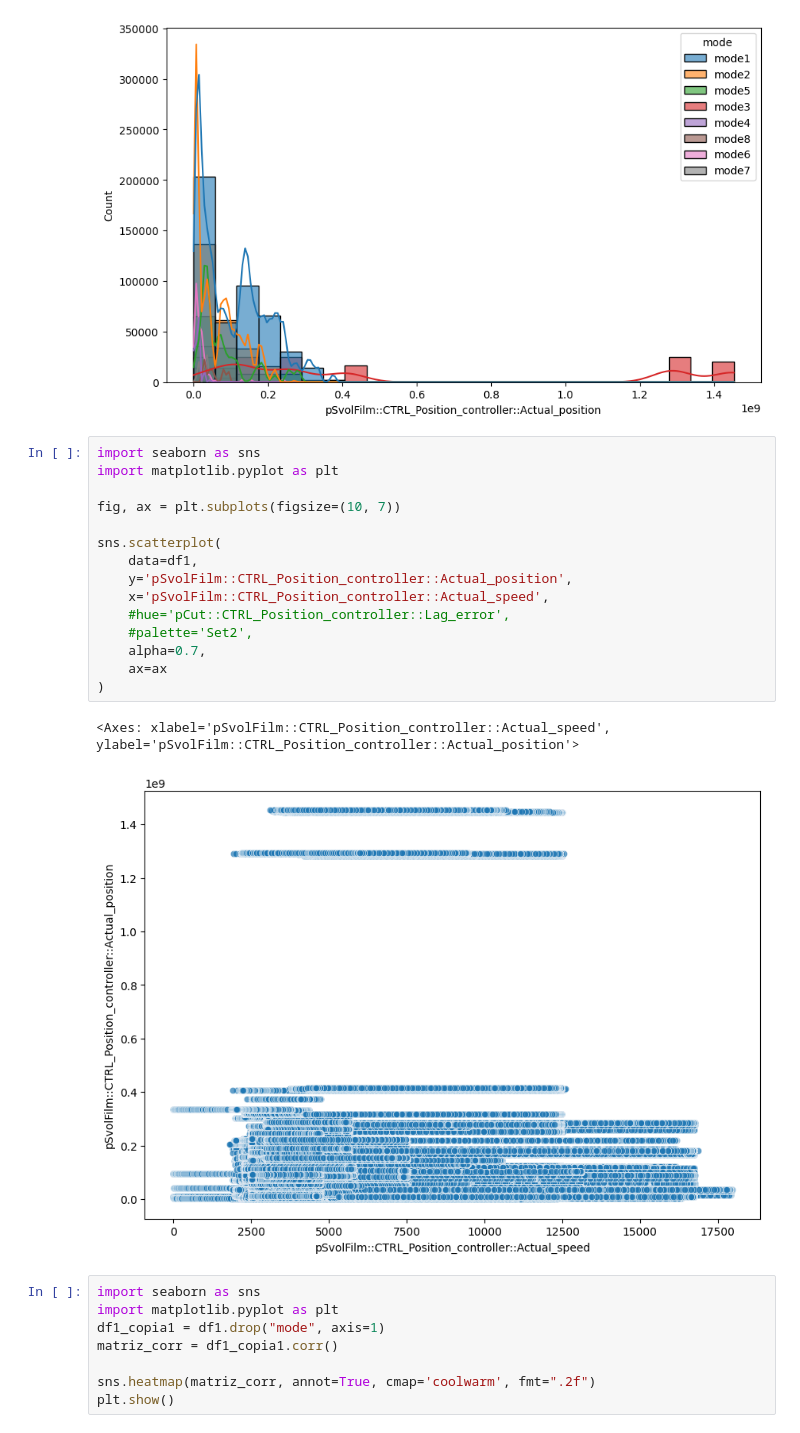
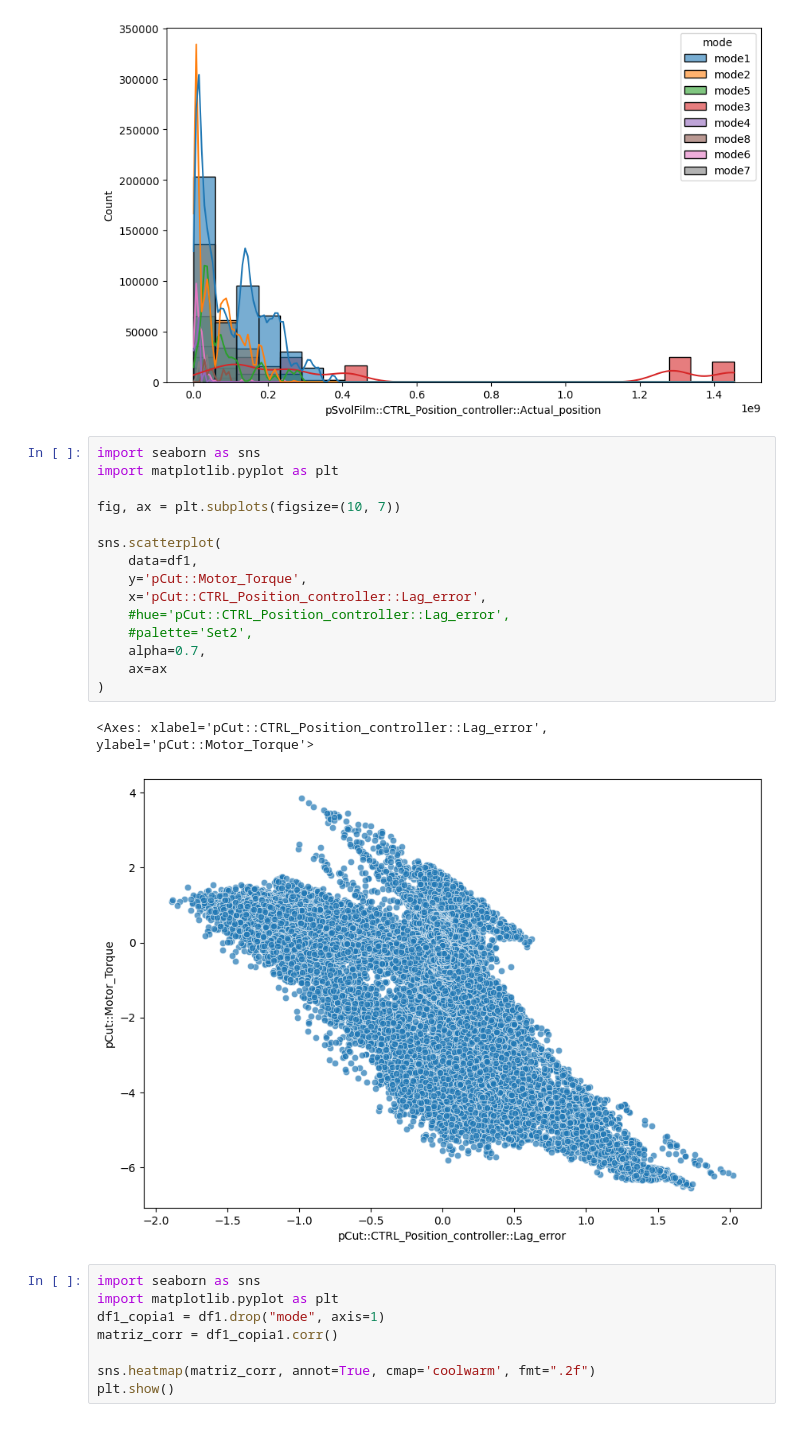
Before and after one commit to maketas1/CuartetoCalavera, a Jupyter notebook: proyecto_Angel.ipynb, the cells around one changed output. Cells and saved outputs as stored; diff of their text form.

Commit message:
actualizacion grafica scatter

```diff
--- a/proyecto_Angel.ipynb
+++ b/proyecto_Angel.ipynb
@@ -268,21 +268,21 @@ sns.histplot(
 # %%
 import seaborn as sns
 import matplotlib.pyplot as plt
 
 fig, ax = plt.subplots(figsize=(10, 7))
 
 sns.scatterplot(
     data=df1,
-    y='pSvolFilm::CTRL_Position_controller::Actual_position',
-    x='pSvolFilm::CTRL_Position_controller::Actual_speed',
+    y='pCut::Motor_Torque',
+    x='pCut::CTRL_Position_controller::Lag_error',
     #hue='pCut::CTRL_Position_controller::Lag_error',
     #palette='Set2',
     alpha=0.7,
     ax=ax
 )
 # %% [output]
-<Axes: xlabel='pSvolFilm::CTRL_Position_controller::Actual_speed', ylabel='pSvolFilm::CTRL_Position_controller::Actual_position'>
+<Axes: xlabel='pCut::CTRL_Position_controller::Lag_error', ylabel='pCut::Motor_Torque'>
-[figure, old version]
+[figure, new version]
 # %%
 import seaborn as sns
 import matplotlib.pyplot as plt
```
Also changed, not shown: parts of 1 cell of this notebook.
